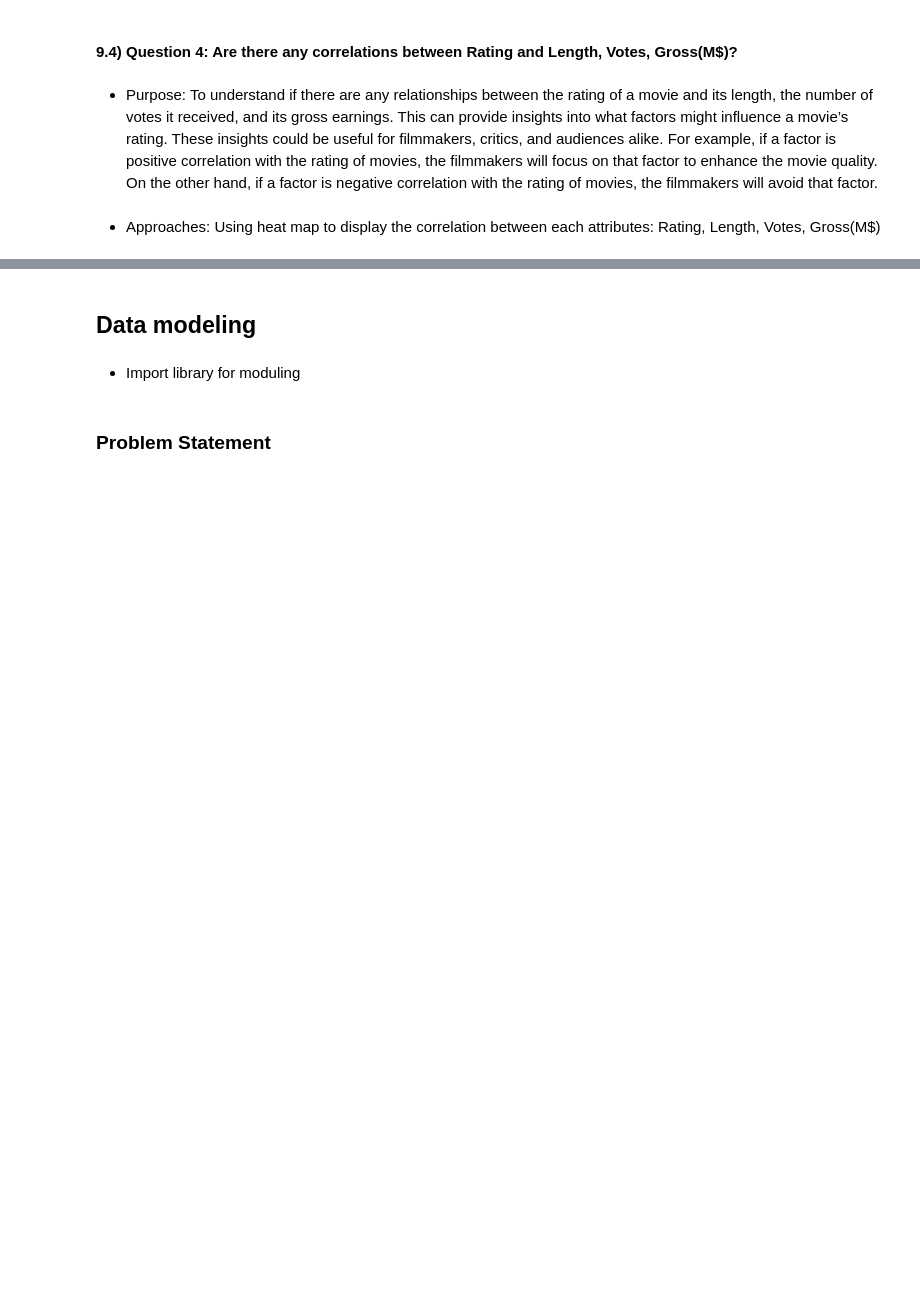
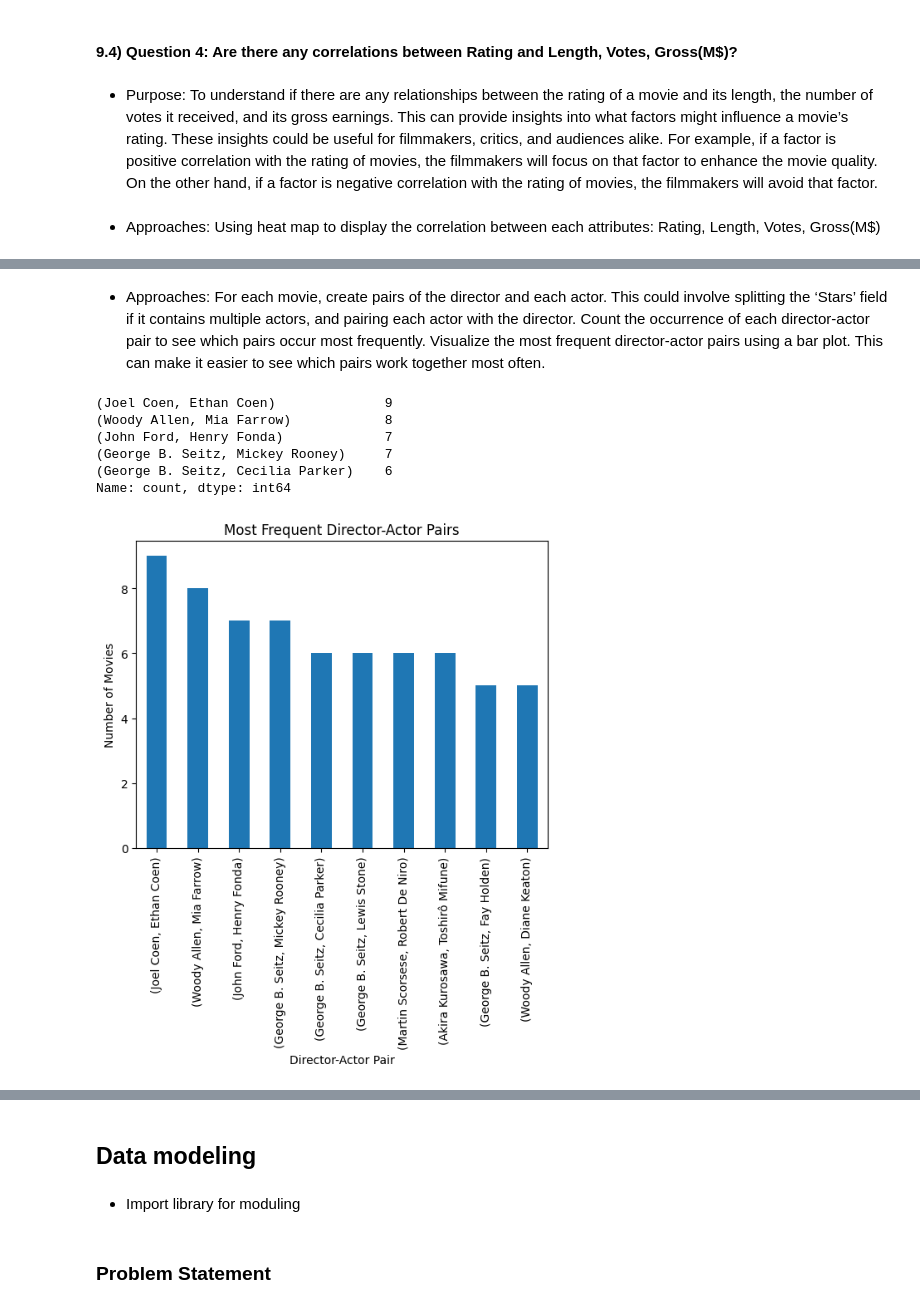
Before and after one commit to trandainien1/IntroDS_Final_Project, a Jupyter notebook: main.ipynb, the cells around one changed output, grey strips where cells are left out. Drawn from its saved outputs; the diff is of its cells as text; code cells hidden in the pictures; blank space fills up the shorter version.

Commit message:
Finish question 5 exploration
Question 5: Which director - actor pair often works together?

```diff
--- a/main.ipynb
+++ b/main.ipynb
@@ -891,0 +901,31 @@ plt.show()
+# %% [markdown]
+- Approaches: For each movie, create pairs of the director and each actor. This could involve splitting the ‘Stars’ field if it contains multiple actors, and pairing each actor with the director. Count the occurrence of each director-actor pair to see which pairs occur most frequently. Visualize the most frequent director-actor pairs using a bar plot. This can make it easier to see which pairs work together most often.
+# %%
+# Create director-actor pairs for each movie, excluding pairs where the director and actor are the same
+director_actor_pairs = df_stars.apply(lambda row: (row['Director'], row['Stars_Split']) if row['Director'] != row['Stars_Split'] else None, axis=1)
+
+# Remove None values
+director_actor_pairs = director_actor_pairs.dropna()
+
+# Count the occurrence of each director-actor pair
+pair_counts = director_actor_pairs.value_counts()
+
+# Print the most frequent director-actor pairs
+print(pair_counts.head())
+
+# If you want to visualize this, you can use the following code:
+import matplotlib.pyplot as plt
+pair_counts.head(10).plot(kind='bar')
+plt.xlabel('Director-Actor Pair')
+plt.ylabel('Number of Movies')
+plt.title('Most Frequent Director-Actor Pairs')
+plt.xticks(rotation=90)
+plt.show()
+# %% [output]
+(Joel Coen, Ethan Coen)              9
+(Woody Allen, Mia Farrow)            8
+(John Ford, Henry Fonda)             7
+(George B. Seitz, Mickey Rooney)     7
+(George B. Seitz, Cecilia Parker)    6
+Name: count, dtype: int64
+[figure, added]
```
Also changed, not shown: parts of 18 cells of this notebook.
